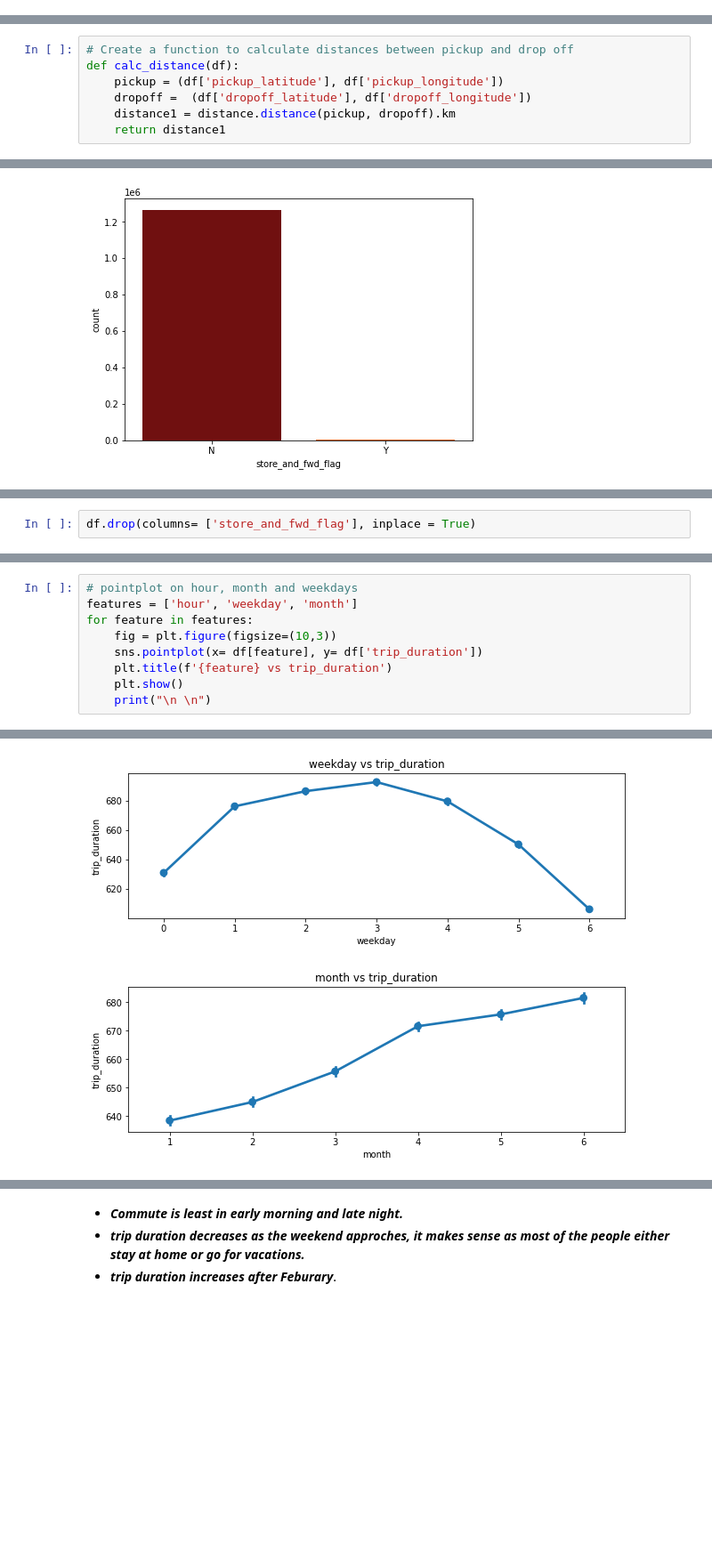
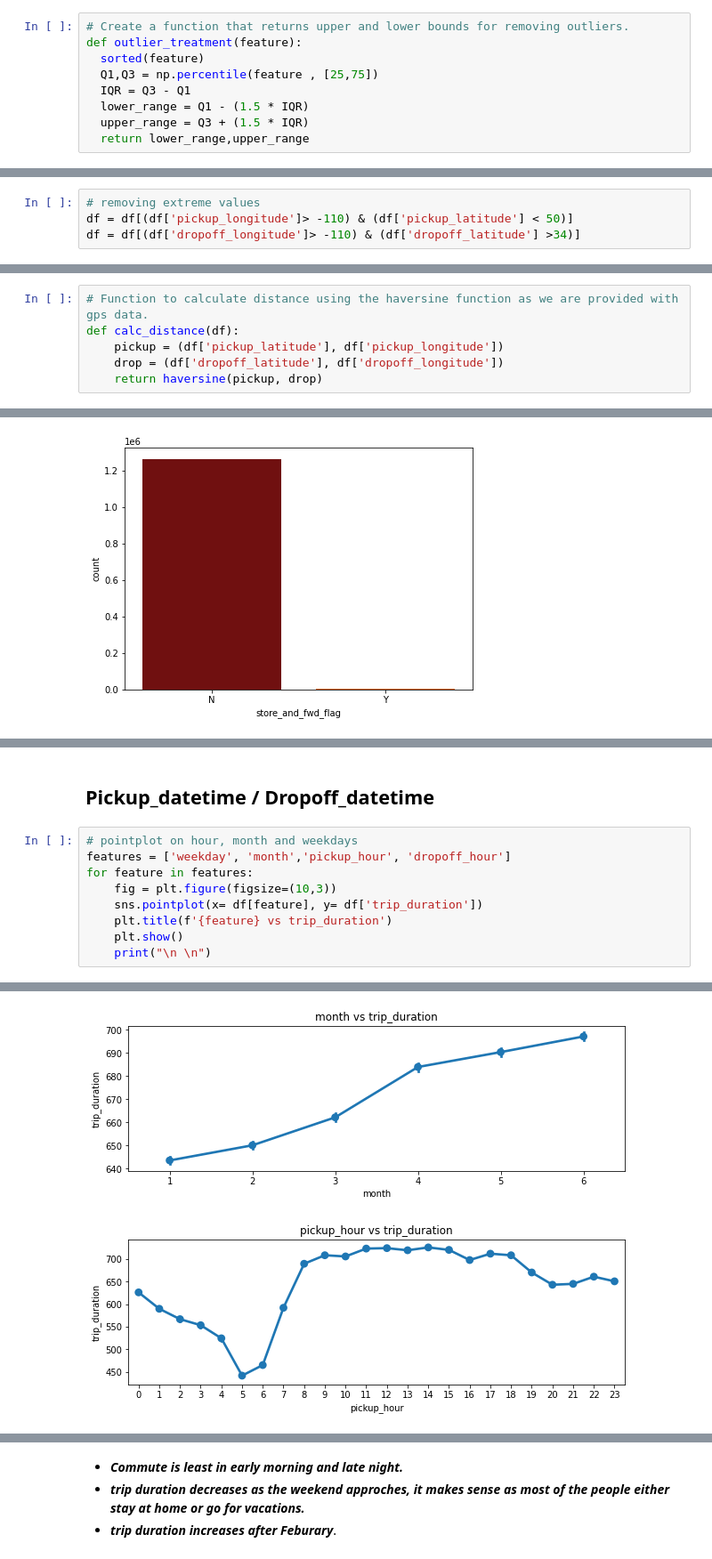
Before and after one commit to prabindebnath25/NYC-Taxi-Trip-Time-Prediction, a Jupyter notebook: NYC_Taxi_Trip_Time_Prediction_Capstone_Project.ipynb, the cells around one changed output, grey strips where cells are left out. Shown at 89% size. Drawn from its saved outputs; the diff is of its cells as text; blank space fills up the shorter version.

```diff
--- a/NYC_Taxi_Trip_Time_Prediction_Capstone_Project.ipynb
+++ b/NYC_Taxi_Trip_Time_Prediction_Capstone_Project.ipynb
@@ -185,0 +226,9 @@ Index(['id', 'vendor_id', 'passenger_count', 'pickup_longitude',
+# %%
+# Create a function that returns upper and lower bounds for removing outliers.
+def outlier_treatment(feature):
+  sorted(feature)
+  Q1,Q3 = np.percentile(feature , [25,75])
+  IQR = Q3 - Q1
+  lower_range = Q1 - (1.5 * IQR)
+  upper_range = Q3 + (1.5 * IQR)
+  return lower_range,upper_range
@@ -251,0 +337,4 @@ plt.show()
+# %%
+# removing extreme values
+df = df[(df['pickup_longitude']> -110) & (df['pickup_latitude'] < 50)]
+df = df[(df['dropoff_longitude']> -110) & (df['dropoff_latitude'] >34)]
@@ -252,10 +353,9 @@ plt.show()
 # %%
-# Create a function to calculate distances between pickup and drop off
+# Function to calculate distance using the haversine function as we are provided with gps data.
 def calc_distance(df):
     pickup = (df['pickup_latitude'], df['pickup_longitude'])
-    dropoff =  (df['dropoff_latitude'], df['dropoff_longitude'])
-    distance1 = distance.distance(pickup, dropoff).km
-    return distance1
+    drop = (df['dropoff_latitude'], df['dropoff_longitude'])
+    return haversine(pickup, drop)
 # %%
 # Calculate distance
 df['distance'] = df.apply(lambda x: calc_distance(x), axis = 1)
@@ -370,2 +417,0 @@ plt.show()
-# %%
-df.drop(columns= ['store_and_fwd_flag'], inplace = True)
@@ -394,6 +418,8 @@ Name: hour, dtype: int64
+# %% [markdown]
+## Pickup_datetime / Dropoff_datetime
 # %%
 # pointplot on hour, month and weekdays
-features = ['hour', 'weekday', 'month']
+features = ['weekday', 'month','pickup_hour', 'dropoff_hour']
 for feature in features:
     fig = plt.figure(figsize=(10,3))
     sns.pointplot(x= df[feature], y= df['trip_duration'])
@@ -405,2 +431,2 @@ for feature in features:
-[figure, old version]
+[figure, new version]
-[figure, old version]
+[figure, new version]
```
Also changed, not shown: parts of 57 cells of this notebook.
